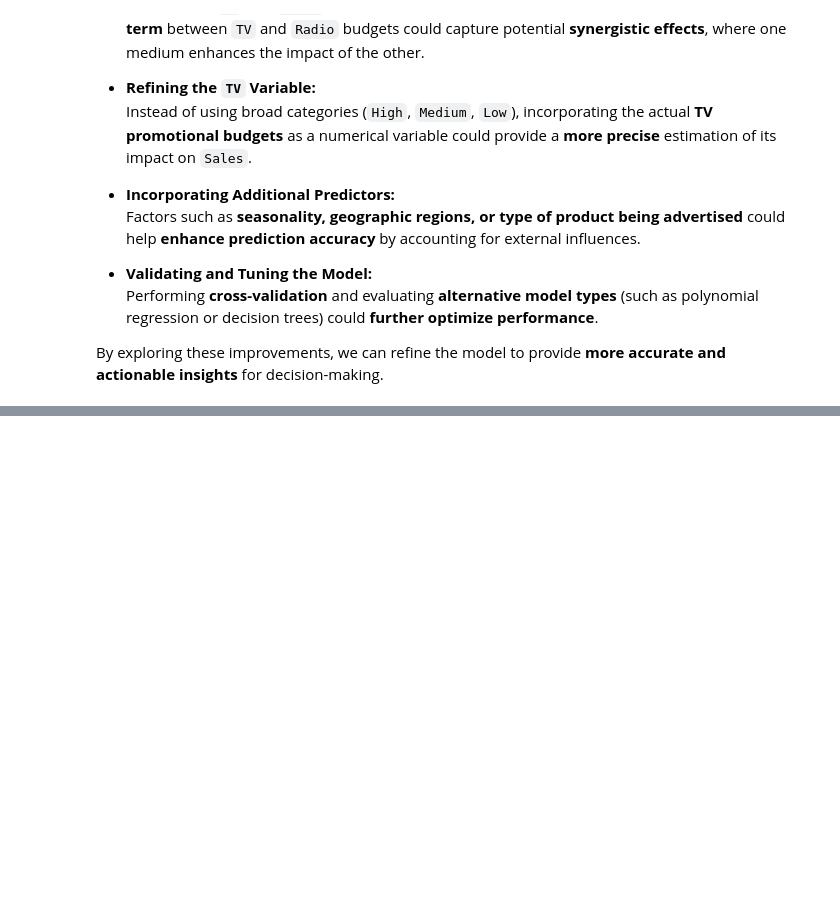
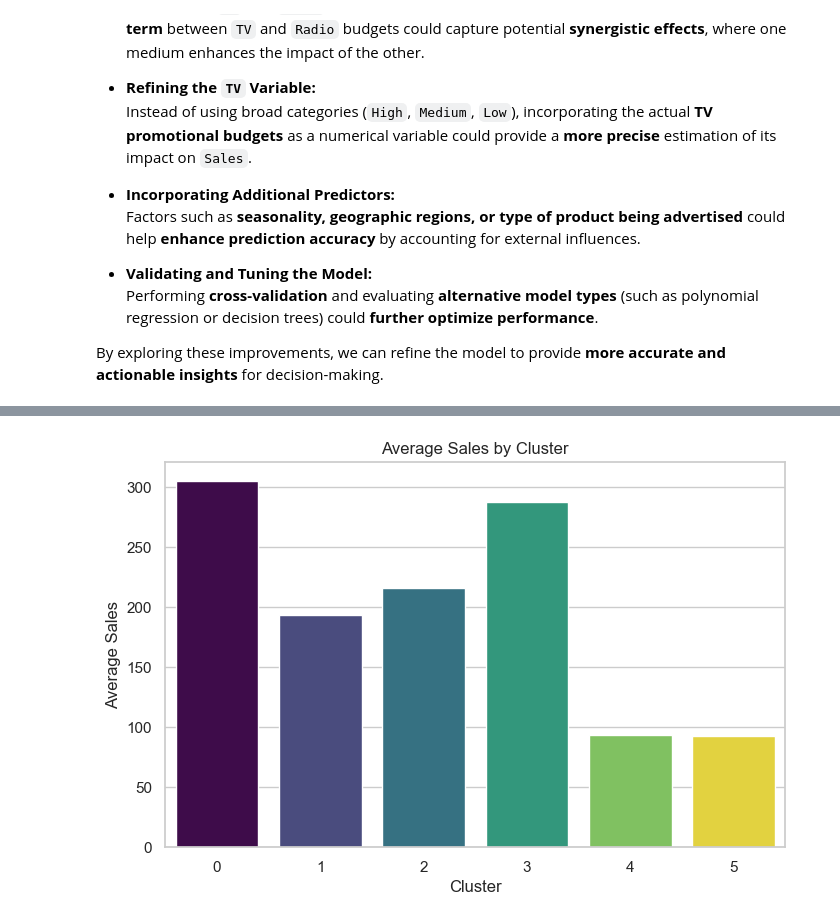
Before and after one commit to Cyberoctane29/Influencer-Impact-and-Marketing-Sales-Modeling-and-Analysis, a Jupyter notebook: Influencer_Impact_and_Marketing_Sales_Modeling_and_Analysis.ipynb, the cells around one changed output, grey strips where cells are left out. Cells and saved outputs as stored; diff of their text form; code cells hidden in the pictures; blank space fills up the shorter version.

```diff
--- a/Influencer_Impact_and_Marketing_Sales_Modeling_and_Analysis.ipynb
+++ b/Influencer_Impact_and_Marketing_Sales_Modeling_and_Analysis.ipynb
@@ -1735,0 +2053,6 @@ By structuring these findings clearly, I can provide stakeholders with the insig
+# %%
+avg_sales_per_cluster = data_final.groupby('cluster')['Sales'].mean().reset_index()
+avg_sales_per_cluster = avg_sales_per_cluster.sort_values(by='Sales', ascending=False)
+
+print("\nAverage Sales per Cluster:")
+print(avg_sales_per_cluster)
@@ -1735,0 +2068,9 @@ By structuring these findings clearly, I can provide stakeholders with the insig
+# %%
+plt.figure(figsize=(8,5))
+sns.barplot(data=avg_sales_per_cluster, x='cluster', y='Sales', hue='cluster', palette='viridis', legend=False)
+plt.xlabel("Cluster")
+plt.ylabel("Average Sales")
+plt.title("Average Sales by Cluster")
+plt.show()
+# %% [output]
+[figure, added]
```
Also changed, not shown: parts of 89 cells of this notebook.
